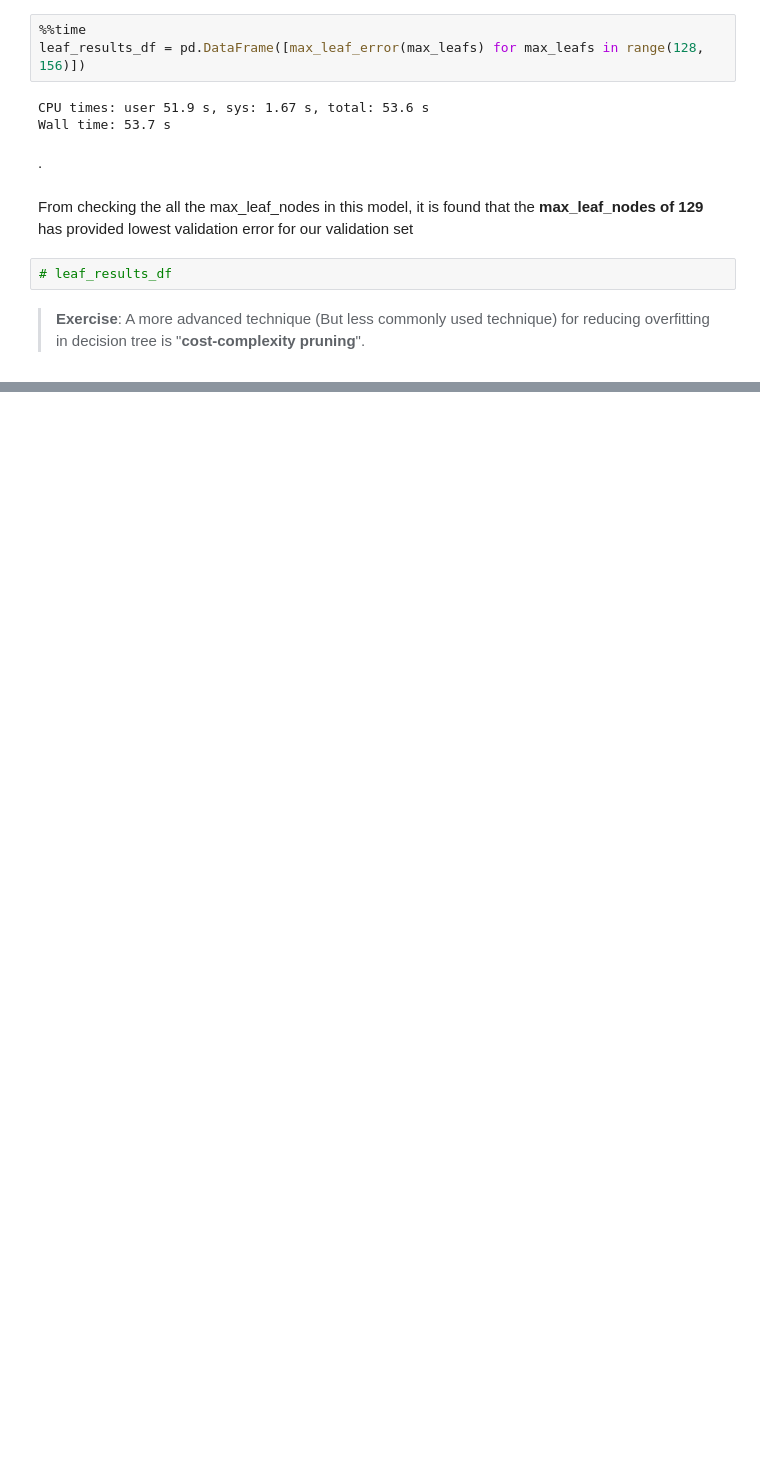
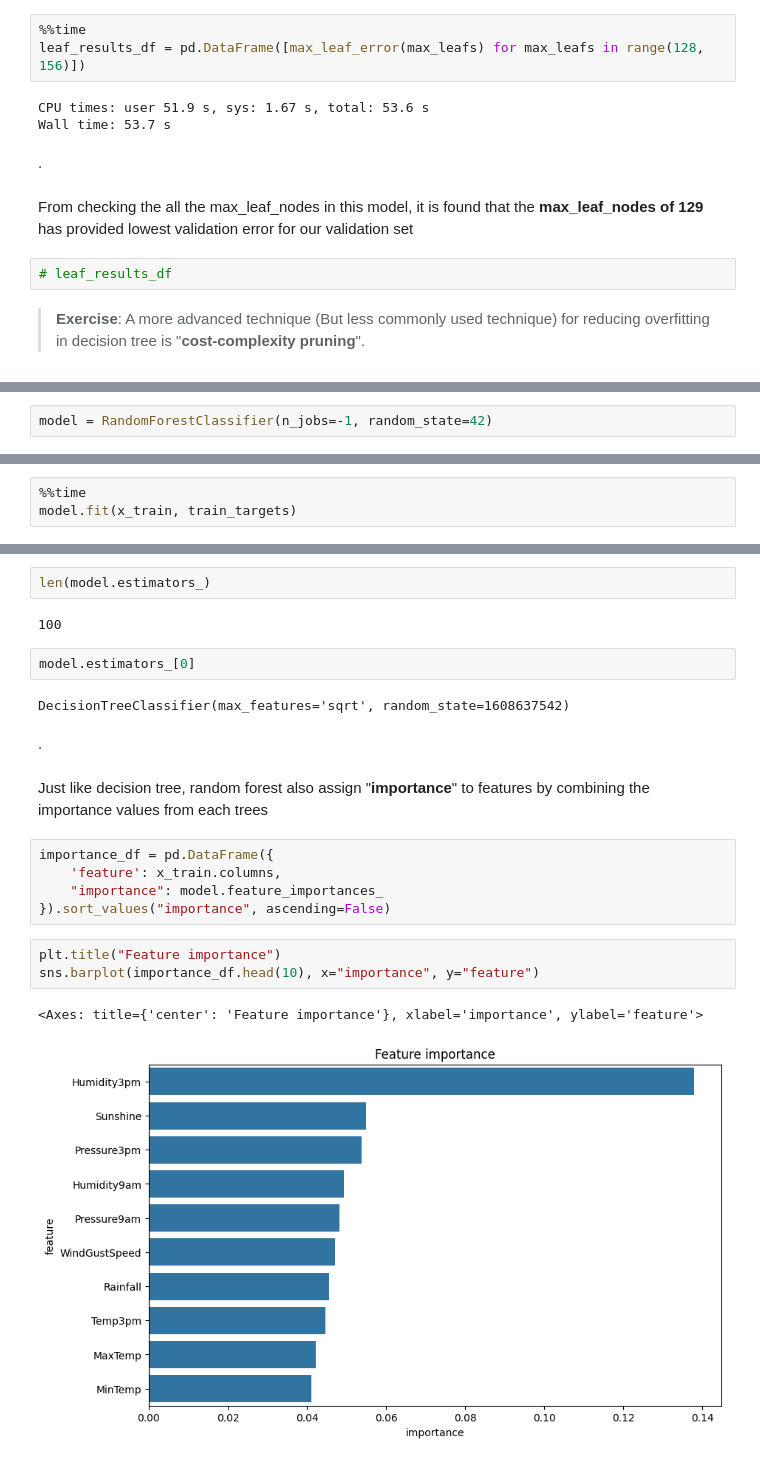
Before and after one commit to bipu01/Machine_learning, a Jupyter notebook: Decision_tree_and_random_forest.ipynb, the cells around one changed output, grey strips where cells are left out. Drawn from its saved outputs; the diff is of its cells as text; blank space fills up the shorter version.

```diff
--- a/Decision_tree_and_random_forest.ipynb
+++ b/Decision_tree_and_random_forest.ipynb
@@ -439,0 +448,2 @@ From checking the all the max_leaf_nodes in this model, it is found that the **m
+# %%
+model = RandomForestClassifier(n_jobs=-1, random_state=42)
@@ -439,0 +452,3 @@ From checking the all the max_leaf_nodes in this model, it is found that the **m
+# %%
+%%time
+model.fit(x_train, train_targets)
@@ -439,0 +482,23 @@ From checking the all the max_leaf_nodes in this model, it is found that the **m
+# %%
+len(model.estimators_)
+# %% [output]
+100
+# %%
+model.estimators_[0]
+# %% [output]
+DecisionTreeClassifier(max_features='sqrt', random_state=1608637542)
+# %% [markdown]
+.
+# %% [markdown]
+Just like decision tree, random forest also assign "**importance**" to features by combining the importance values from each trees
+# %%
+importance_df = pd.DataFrame({
+    'feature': x_train.columns,
+    "importance": model.feature_importances_
+}).sort_values("importance", ascending=False)
+# %%
+plt.title("Feature importance")
+sns.barplot(importance_df.head(10), x="importance", y="feature")
+# %% [output]
+<Axes: title={'center': 'Feature importance'}, xlabel='importance', ylabel='feature'>
+[figure, added]
```
Also changed, not shown: parts of 11 cells of this notebook.
